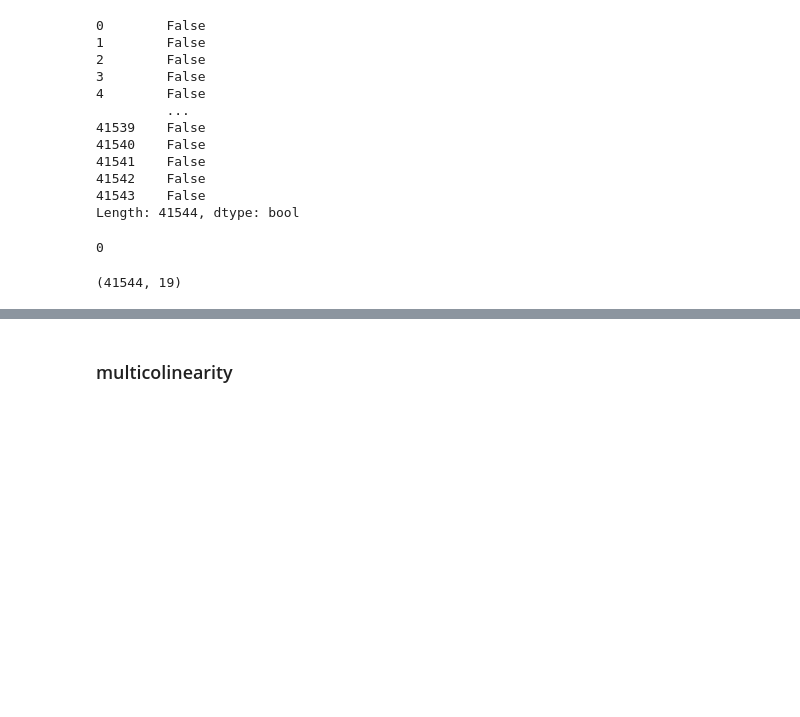
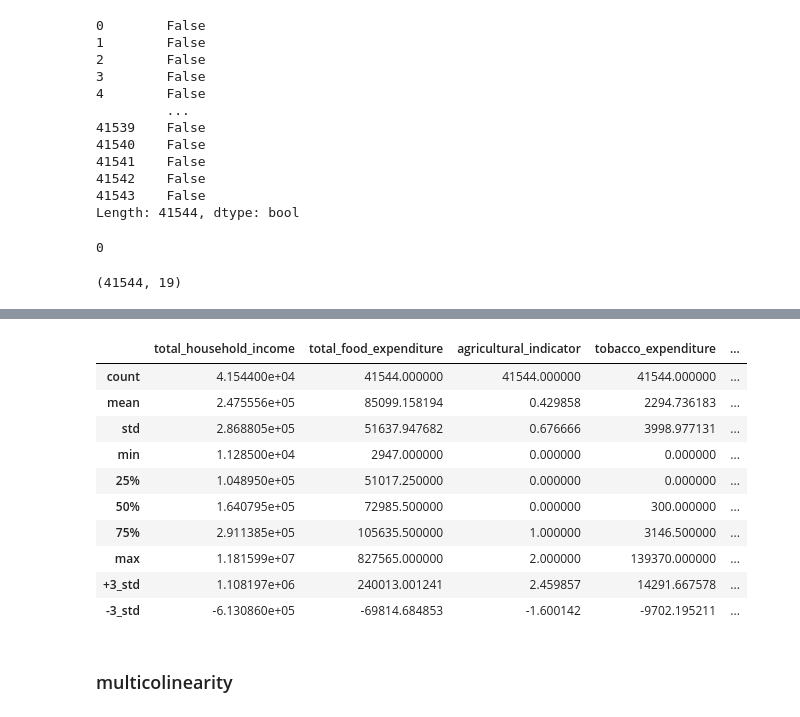
Before and after one commit to legaspicary/it465-group-project, a Jupyter notebook: group_project.ipynb, the cells around one changed output, grey strips where cells are left out. Saved outputs shown, nothing was run; the diff lists cells and outputs as text; code cells hidden in the pictures; blank space fills up the shorter version.

```diff
--- a/group_project.ipynb
+++ b/group_project.ipynb
@@ -232,0 +227,19 @@ income_df.shape
+# %%
+income_df = income_df.describe()
+
+income_df.loc['+3_std'] = income_df.loc['mean'] + (income_df.loc['std'] * 3)
+income_df.loc['-3_std'] = income_df.loc['mean'] - (income_df.loc['std'] * 3)
+
+income_df
+# %% [output]
+|  | total_household_income | total_food_expenditure | agricultural_indicator | tobacco_expenditure | ... |
+| count | 4.154400e+04 | 41544.000000 | 41544.000000 | 41544.000000 | ... |
+| mean | 2.475556e+05 | 85099.158194 | 0.429858 | 2294.736183 | ... |
+| std | 2.868805e+05 | 51637.947682 | 0.676666 | 3998.977131 | ... |
+| min | 1.128500e+04 | 2947.000000 | 0.000000 | 0.000000 | ... |
+| 25% | 1.048950e+05 | 51017.250000 | 0.000000 | 0.000000 | ... |
+| 50% | 1.640795e+05 | 72985.500000 | 0.000000 | 300.000000 | ... |
+| 75% | 2.911385e+05 | 105635.500000 | 1.000000 | 3146.500000 | ... |
+| max | 1.181599e+07 | 827565.000000 | 2.000000 | 139370.000000 | ... |
+| +3_std | 1.108197e+06 | 240013.001241 | 2.459857 | 14291.667578 | ... |
+| -3_std | -6.130860e+05 | -69814.684853 | -1.600142 | -9702.195211 | ... |
```
Also changed, not shown: parts of 10 cells of this notebook.
